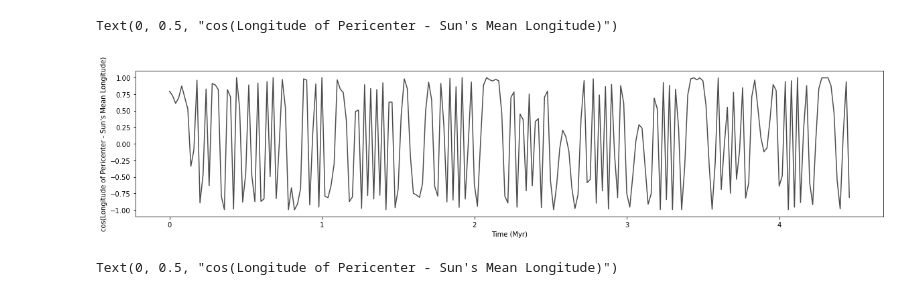
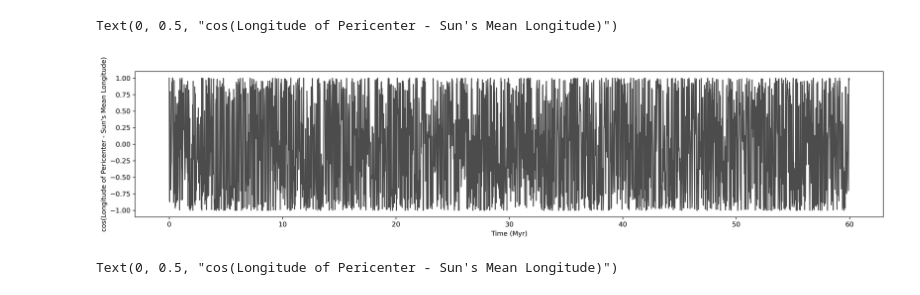
Before and after one commit to hdayuan/F21_JP_Titan-Sims, a Jupyter notebook: plot-titan.ipynb, the cells around one changed output. Drawn from its saved outputs; the diff is of its cells as text; code cells hidden in the pictures.

```diff
--- a/plot-titan.ipynb
+++ b/plot-titan.ipynb
@@ -163,31 +173,31 @@ if version_int == 5:
 # %%
 # plot zoom on cos(pomega-l)
 
-start_ratio = 1./30.
-end_ratio = 2.5/30.
+start_ratio = 0./30.
+end_ratio = 30./30.
 
 plotSamplesZ = int(plotSamples * (end_ratio - start_ratio))
 
 start_i = int(start_ratio * plotSamples)
 end_i = start_i + plotSamplesZ
 
 diff_Z = [0] * plotSamplesZ
 t_Z = [0] * plotSamplesZ
 
 for i in range(start_i, end_i):
     diff_Z[i - start_i] = diff_array[i]
     t_Z[i-start_i] = t_array[i]-t_array[start_i]
 
 fig, axs = plt.subplots(1)
 
 fig.set_size_inches(20, 4)
 
 axs.plot(t_Z, diff_Z, color=col)
 axs.set_xlabel('Time (Myr)')
 axs.set_ylabel('cos(Longitude of Pericenter - Sun\'s Mean Longitude)')
 # %% [output]
 Text(0, 0.5, "cos(Longitude of Pericenter - Sun's Mean Longitude)")
-[figure, old version]
+[figure, new version]
 # %%
 # plot zoom
 
```
Also changed, not shown: parts of 2 cells of this notebook, 1 other file.
